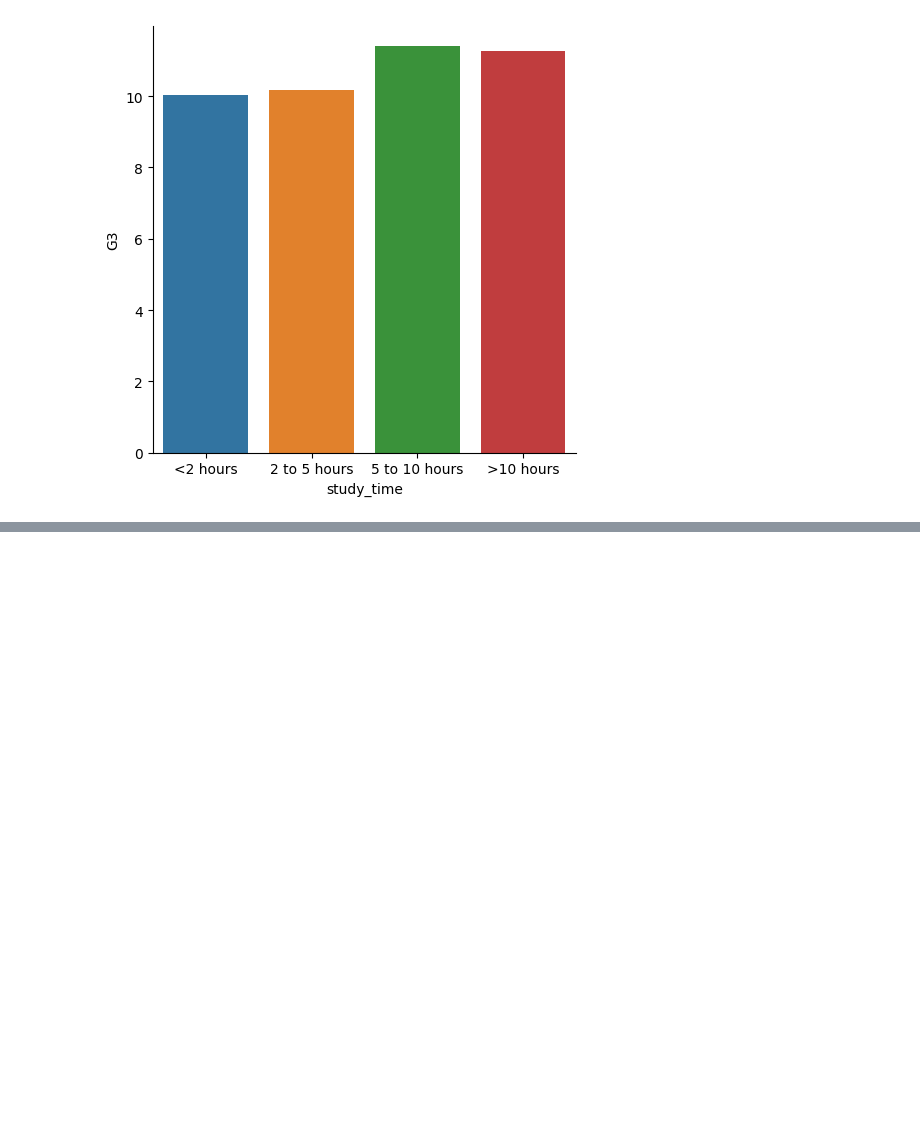
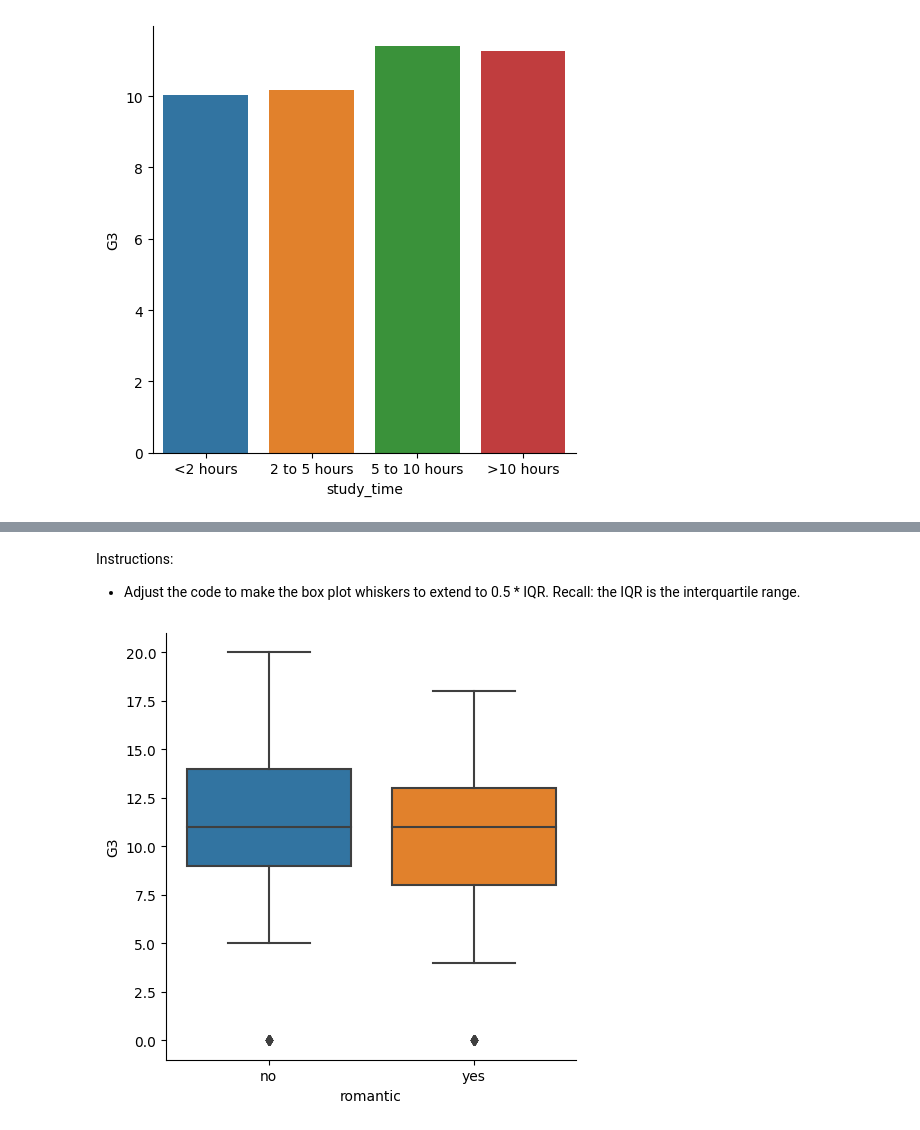
Before and after one commit to jorge-campost/data-scientist-track, a Jupyter notebook: 9. Introduction to Data Visualization with Seaborn/3. Visualizing a Categorical and a Quantitative Variable.ipynb, the cells around one changed output, grey strips where cells are left out. Drawn from its saved outputs; the diff is of its cells as text; code cells hidden in the pictures; blank space fills up the shorter version.

```diff
--- a/9. Introduction to Data Visualization with Seaborn/3. Visualizing a Categorical and a Quantitative Variable.ipynb
+++ b/9. Introduction to Data Visualization with Seaborn/3. Visualizing a Categorical and a Quantitative Variable.ipynb
@@ -106,0 +165,12 @@ The `ci` parameter is deprecated. Use `errorbar=None` for the same effect.
+# %% [markdown]
+Instructions:
+
+- Adjust the code to make the box plot whiskers to extend to 0.5 \* IQR. Recall: the IQR is the interquartile range.
+# %%
+# Set the whiskers to 0.5 * IQR
+sns.catplot(x="romantic", y="G3", data=student_data, kind="box")
+
+# Show plot
+plt.show()
+# %% [output]
+[figure, added]
```
Also changed, not shown: parts of 25 cells of this notebook, 7 other files.
